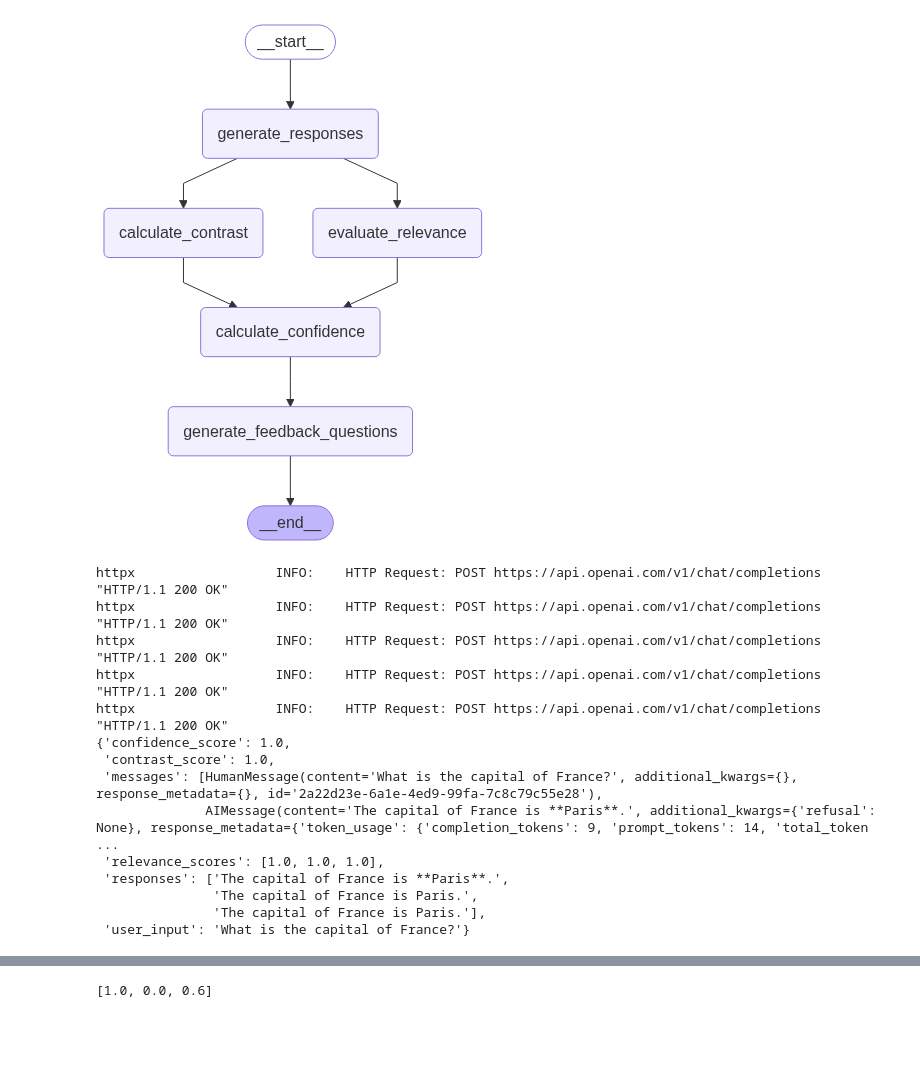
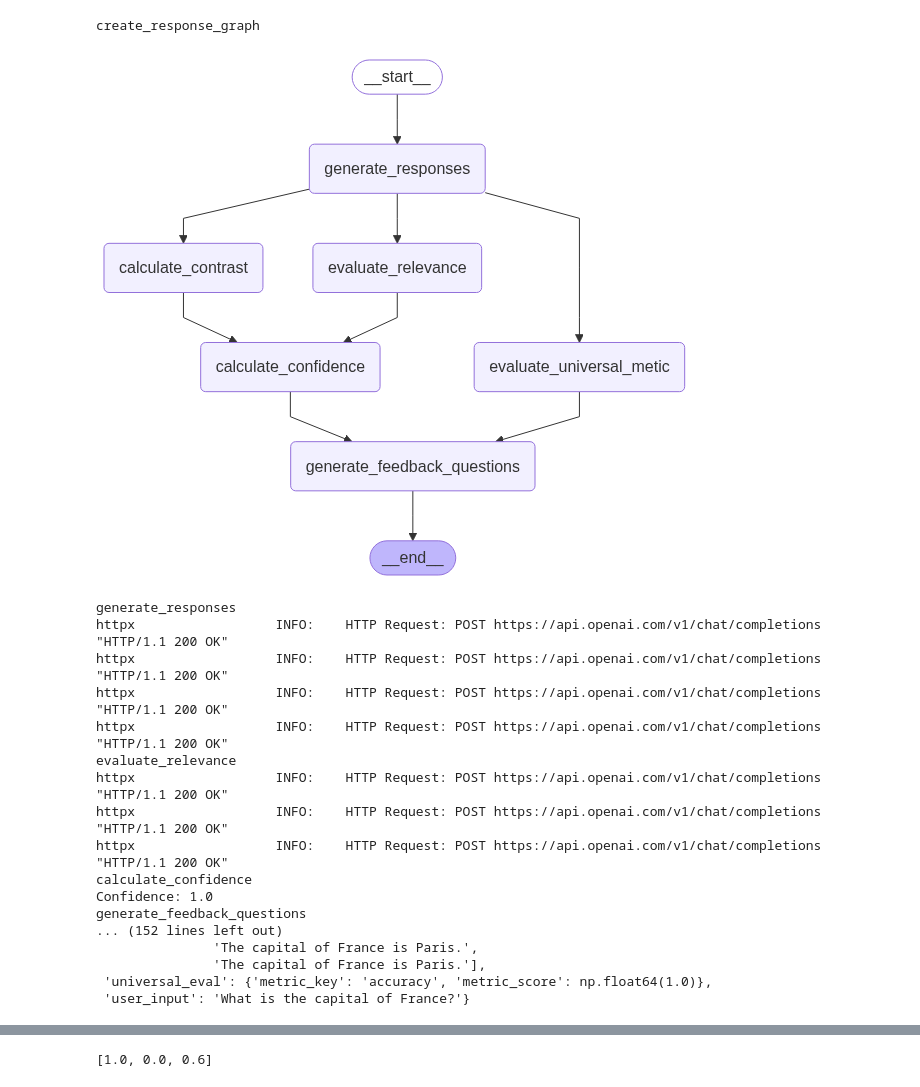
Before and after one commit to rkorrapolu/worldfair-agent, a Jupyter notebook: agent/test.ipynb, the cells around one changed output, grey strips where cells are left out. Cells and saved outputs as stored; diff of their text form; code cells hidden in the pictures; blank space fills up the shorter version.

Commit message:
universal metric

```diff
--- a/agent/test.ipynb
+++ b/agent/test.ipynb
@@ -1,10 +1,11 @@
 # %%
 from agent import create_response_graph
 
-graph = create_response_graph()
+graph = create_response_graph(None)
 graph
 # %% [output]
+create_response_graph
-[figure, old version]
+[figure, new version]
 # %%
 from pprint import pprint
 
@@ -17,19 +18,22 @@ result = await graph.ainvoke({
 
 pprint(result)
 # %% [output]
+generate_responses
 httpx                  INFO:    HTTP Request: POST https://api.openai.com/v1/chat/completions "HTTP/1.1 200 OK"
 httpx                  INFO:    HTTP Request: POST https://api.openai.com/v1/chat/completions "HTTP/1.1 200 OK"
 httpx                  INFO:    HTTP Request: POST https://api.openai.com/v1/chat/completions "HTTP/1.1 200 OK"
 httpx                  INFO:    HTTP Request: POST https://api.openai.com/v1/chat/completions "HTTP/1.1 200 OK"
+evaluate_relevance
 httpx                  INFO:    HTTP Request: POST https://api.openai.com/v1/chat/completions "HTTP/1.1 200 OK"
-{'confidence_score': 1.0,
- 'contrast_score': 1.0,
- 'messages': [HumanMessage(content='What is the capital of France?', additional_kwargs={}, response_metadata={}, id='2a22d23e-6a1e-4ed9-99fa-7c8c79c55e28'),
-              AIMessage(content='The capital of France is **Paris**.', additional_kwargs={'refusal': None}, response_metadata={'token_usage': {'completion_tokens': 9, 'prompt_tokens': 14, 'total_token ...
- 'relevance_scores': [1.0, 1.0, 1.0],
- 'responses': ['The capital of France is **Paris**.',
+httpx                  INFO:    HTTP Request: POST https://api.openai.com/v1/chat/completions "HTTP/1.1 200 OK"
+httpx                  INFO:    HTTP Request: POST https://api.openai.com/v1/chat/completions "HTTP/1.1 200 OK"
+calculate_confidence
+Confidence: 1.0
+generate_feedback_questions
+... (152 lines left out)
                'The capital of France is Paris.',
                'The capital of France is Paris.'],
+ 'universal_eval': {'metric_key': 'accuracy', 'metric_score': np.float64(1.0)},
  'user_input': 'What is the capital of France?'}
 # %%
 result = await graph.ainvoke({
```
Also changed, not shown: parts of 12 cells of this notebook, 6 other files.
